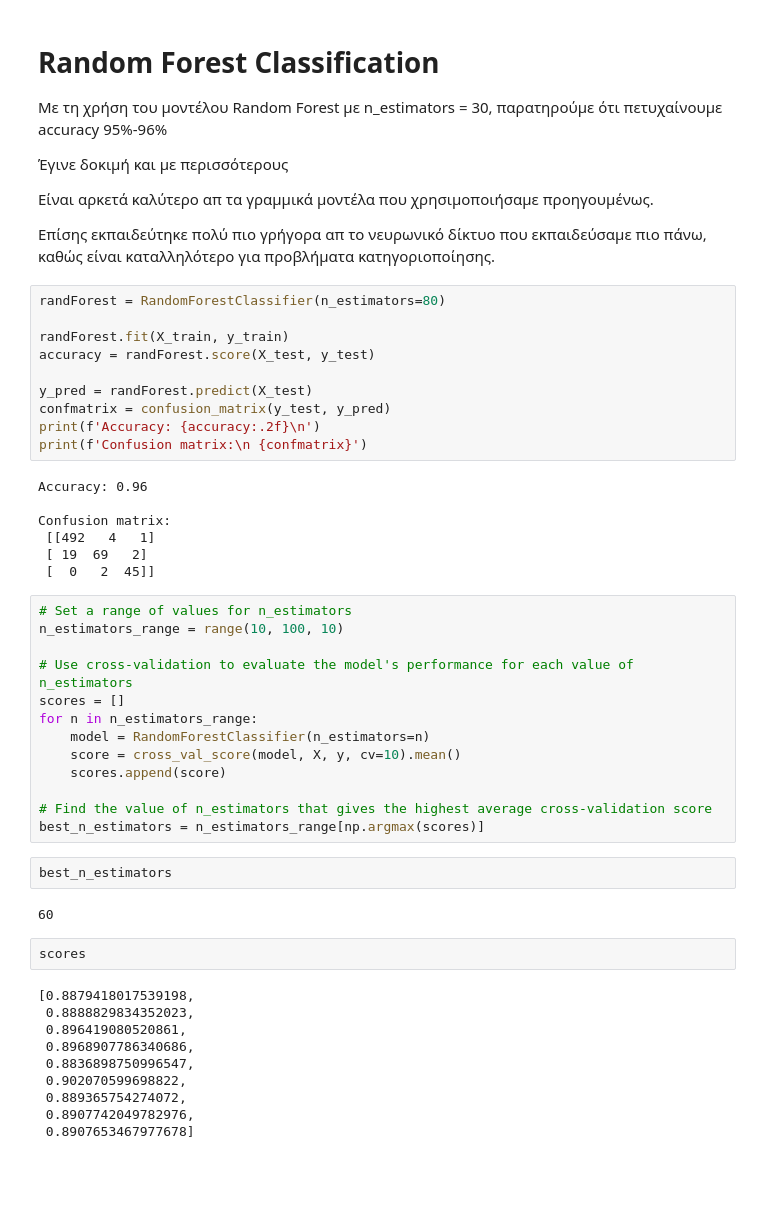
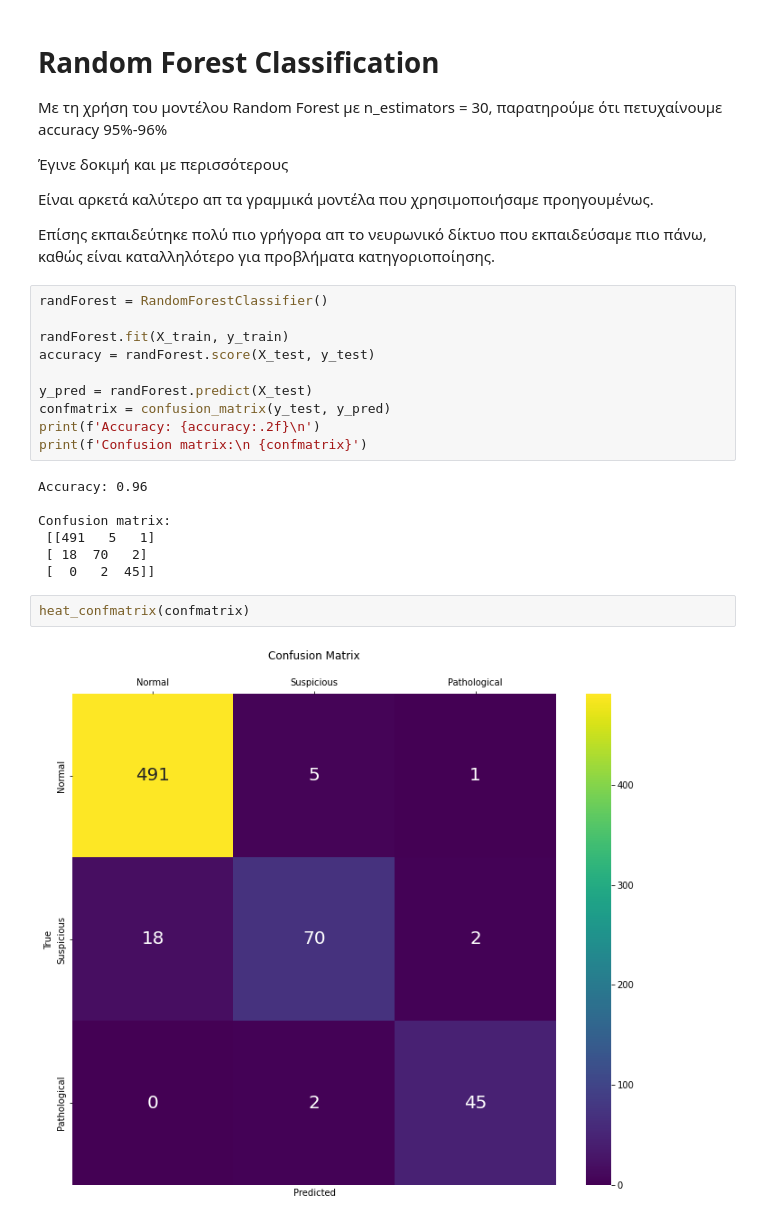
Before and after one commit to Maagnitude/fetal-health-models, a Jupyter notebook: fetal_health_models.ipynb, the cells around one changed output. Saved outputs shown, nothing was run; the diff lists cells and outputs as text; blank space fills up the shorter version.

```diff
--- a/fetal_health_models.ipynb
+++ b/fetal_health_models.ipynb
@@ -575,7 +613,7 @@ Test accuracy: 0.92586749792099
 
 Επίσης εκπαιδεύτηκε πολύ πιο γρήγορα απ το νευρωνικό δίκτυο που εκπαιδεύσαμε πιο πάνω, καθώς είναι καταλληλότερο για προβλήματα κατηγοριοποίησης.
 # %%
-randForest = RandomForestClassifier(n_estimators=80)
+randForest = RandomForestClassifier()
 
 randForest.fit(X_train, y_train)
 accuracy = randForest.score(X_test, y_test)
@@ -588,35 +626,10 @@ print(f'Confusion matrix:\n {confmatrix}')
 Accuracy: 0.96
 
 Confusion matrix:
- [[492   4   1]
- [ 19  69   2]
+ [[491   5   1]
+ [ 18  70   2]
  [  0   2  45]]
-# %%
-# Set a range of values for n_estimators
-n_estimators_range = range(10, 100, 10)
-
-# Use cross-validation to evaluate the model's performance for each value of n_estimators
-scores = []
-for n in n_estimators_range:
-    model = RandomForestClassifier(n_estimators=n)
-    score = cross_val_score(model, X, y, cv=10).mean()
-    scores.append(score)
-
-# Find the value of n_estimators that gives the highest average cross-validation score
-best_n_estimators = n_estimators_range[np.argmax(scores)]
-# %%
-best_n_estimators
-# %% [output]
-60
-# %%
-scores
-# %% [output]
-[0.8879418017539198,
- 0.8888829834352023,
- 0.896419080520861,
- 0.8968907786340686,
- 0.8836898750996547,
- 0.902070599698822,
- 0.889365754274072,
- 0.8907742049782976,
- 0.8907653467977678]
+# %%
+heat_confmatrix(confmatrix)
+# %% [output]
+[figure, added]
```
Also changed, not shown: parts of 29 cells of this notebook.
